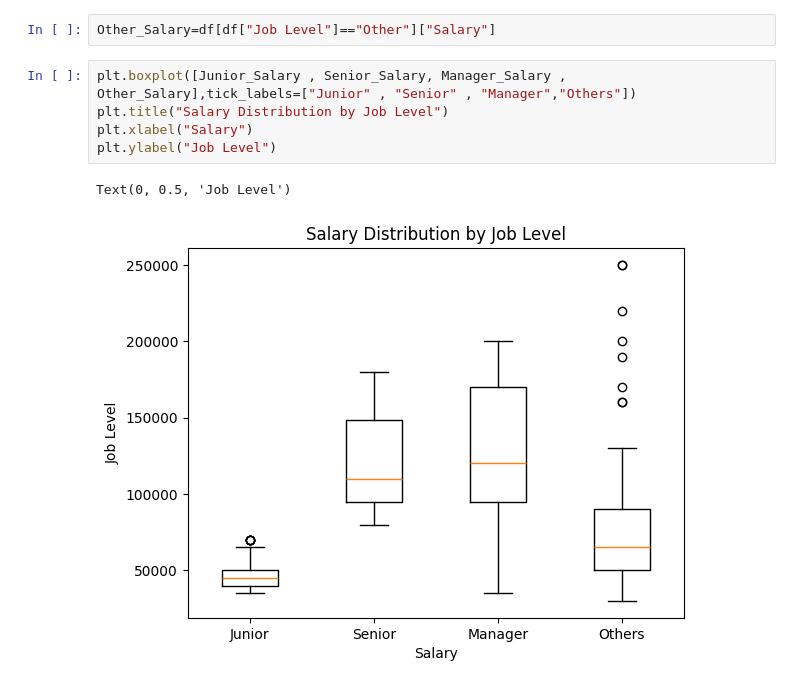
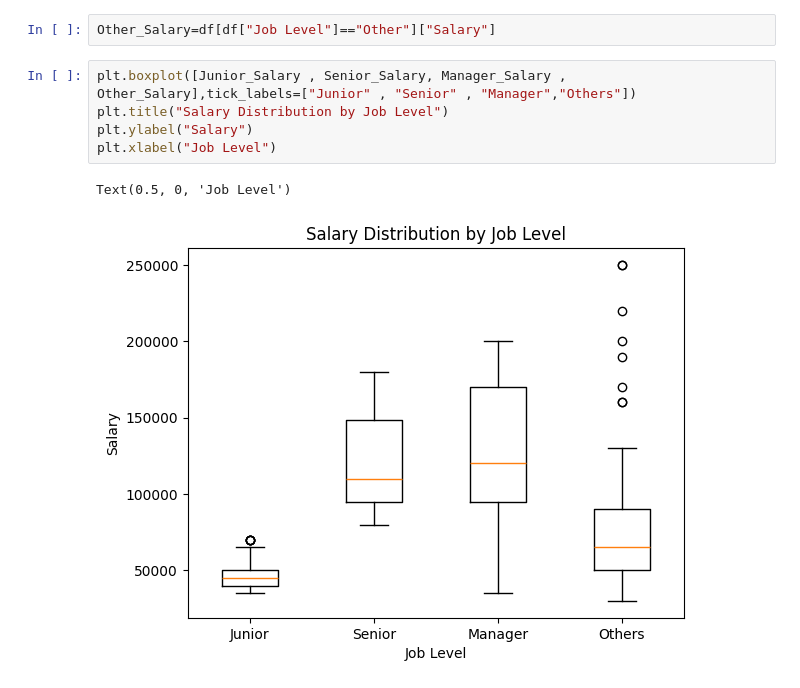
Before and after one commit to Sarajml98/salary-data-analysis, a Jupyter notebook: salary.ipynb, the cells around one changed output. Saved outputs shown, nothing was run; the diff lists cells and outputs as text.

```diff
--- a/salary.ipynb
+++ b/salary.ipynb
@@ -597,8 +597,8 @@ Other_Salary=df[df["Job Level"]=="Other"]["Salary"]
 # %%
 plt.boxplot([Junior_Salary , Senior_Salary, Manager_Salary , Other_Salary],tick_labels=["Junior" , "Senior" , "Manager","Others"])
 plt.title("Salary Distribution by Job Level")
-plt.xlabel("Salary")
-plt.ylabel("Job Level")
+plt.ylabel("Salary")
+plt.xlabel("Job Level")
 # %% [output]
-Text(0, 0.5, 'Job Level')
+Text(0.5, 0, 'Job Level')
-[figure, old version]
+[figure, new version]
```
Also changed, not shown: parts of 1 cell of this notebook.
